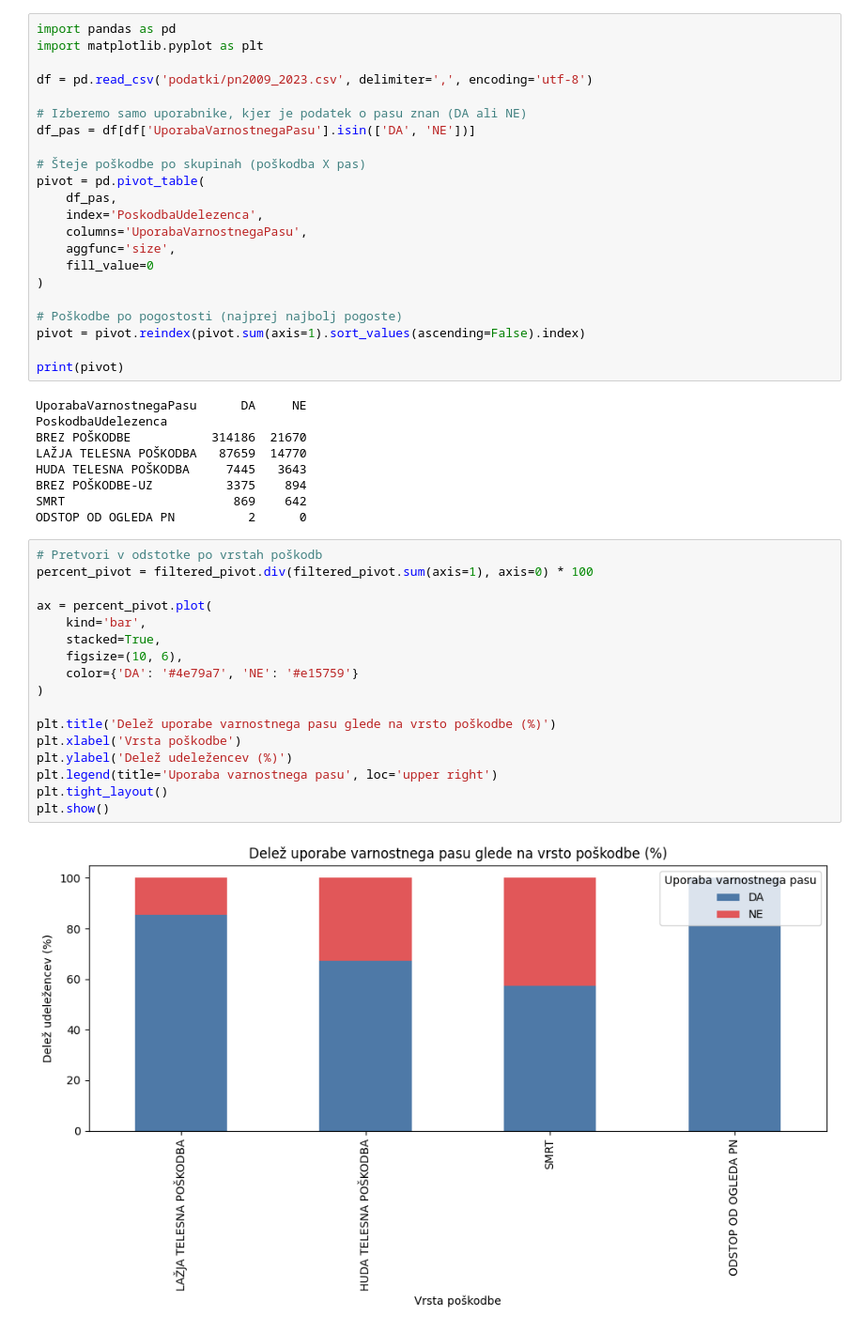
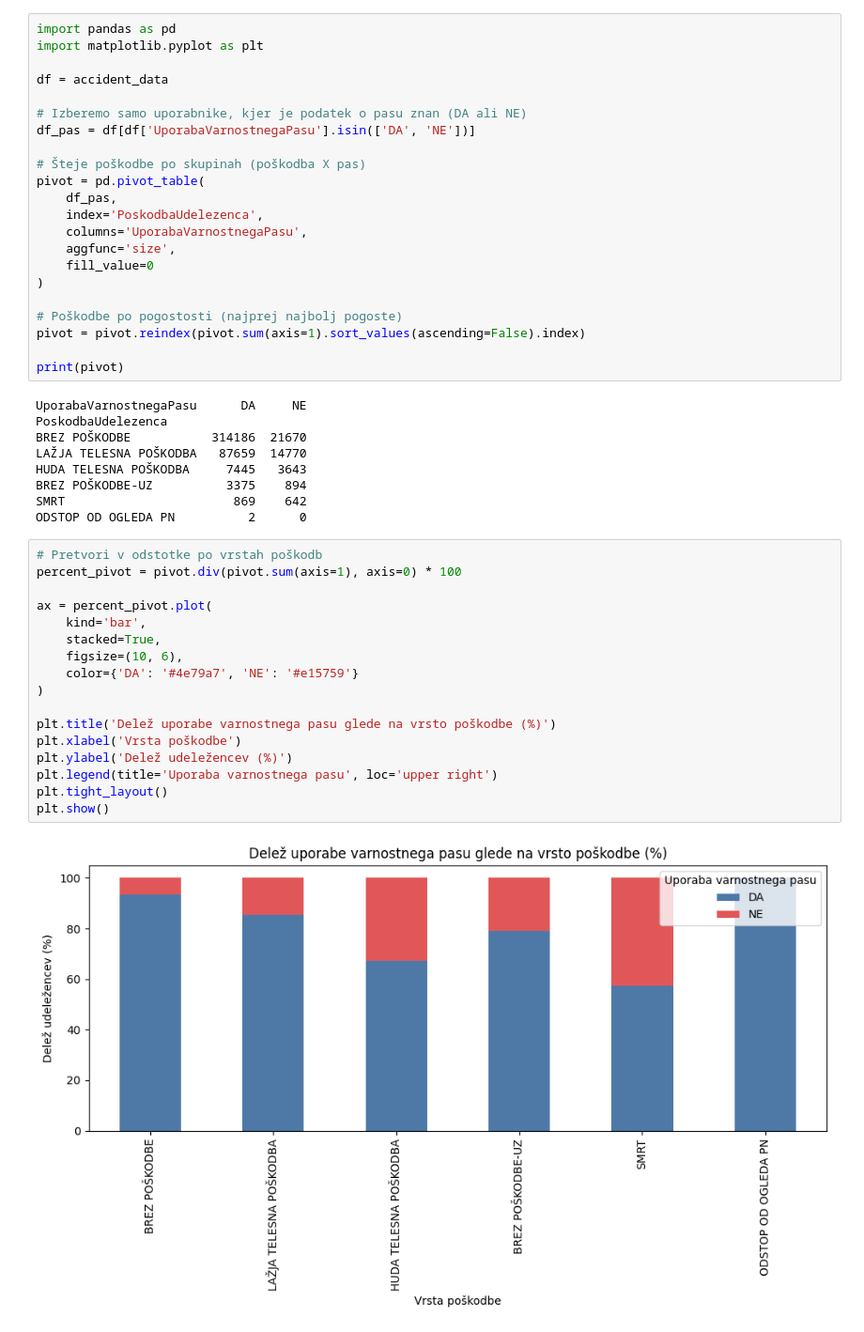
Before and after one commit to gerigazda0/PR252, a Jupyter notebook: pr-nesrece.ipynb, the cells around one changed output. Shown at 94% size. Drawn from its saved outputs; the diff is of its cells as text.

```diff
--- a/pr-nesrece.ipynb
+++ b/pr-nesrece.ipynb
@@ -482,7 +478,7 @@ plt.show()
 import pandas as pd
 import matplotlib.pyplot as plt
 
-df = pd.read_csv('podatki/pn2009_2023.csv', delimiter=',', encoding='utf-8')
+df = accident_data
 
 # Izberemo samo uporabnike, kjer je podatek o pasu znan (DA ali NE)
 df_pas = df[df['UporabaVarnostnegaPasu'].isin(['DA', 'NE'])]
@@ -511,23 +507,23 @@ SMRT                       869    642
 ODSTOP OD OGLEDA PN          2      0
 # %%
 # Pretvori v odstotke po vrstah poškodb
-percent_pivot = filtered_pivot.div(filtered_pivot.sum(axis=1), axis=0) * 100
+percent_pivot = pivot.div(pivot.sum(axis=1), axis=0) * 100
 
 ax = percent_pivot.plot(
     kind='bar',
     stacked=True,
     figsize=(10, 6),
     color={'DA': '#4e79a7', 'NE': '#e15759'}
 )
 
 plt.title('Delež uporabe varnostnega pasu glede na vrsto poškodbe (%)')
 plt.xlabel('Vrsta poškodbe')
 plt.ylabel('Delež udeležencev (%)')
 plt.legend(title='Uporaba varnostnega pasu', loc='upper right')
 plt.tight_layout()
 plt.show()
 # %% [output]
-[figure, old version]
+[figure, new version]
 # %%
 import pandas as pd
 import matplotlib.pyplot as plt
```
Also changed, not shown: parts of 13 cells of this notebook.
